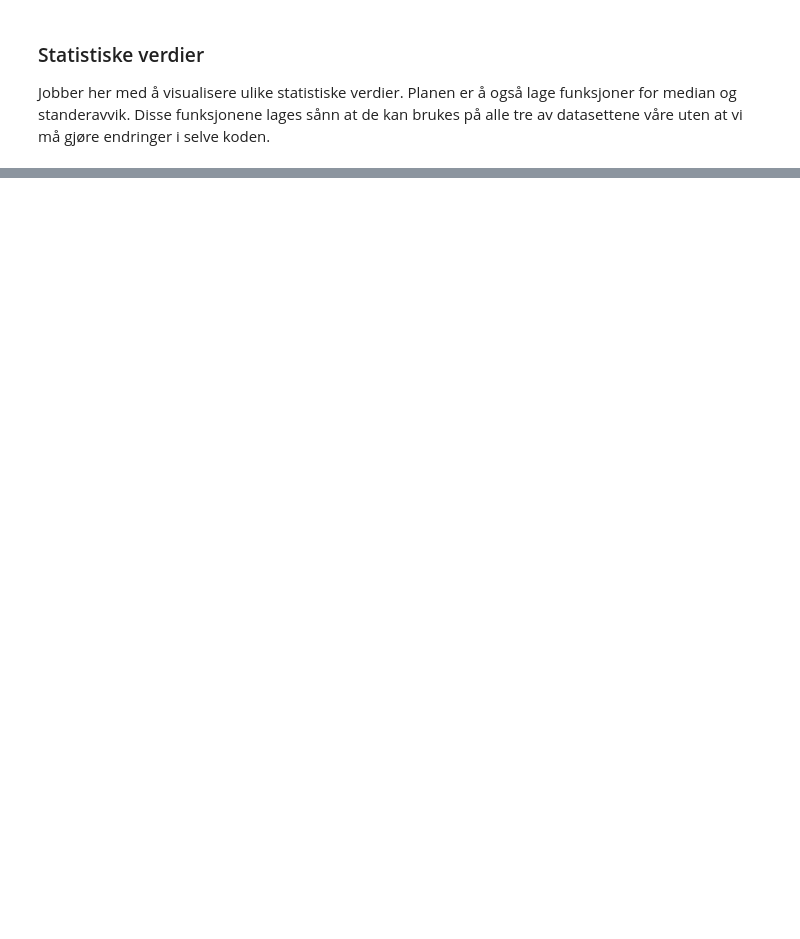
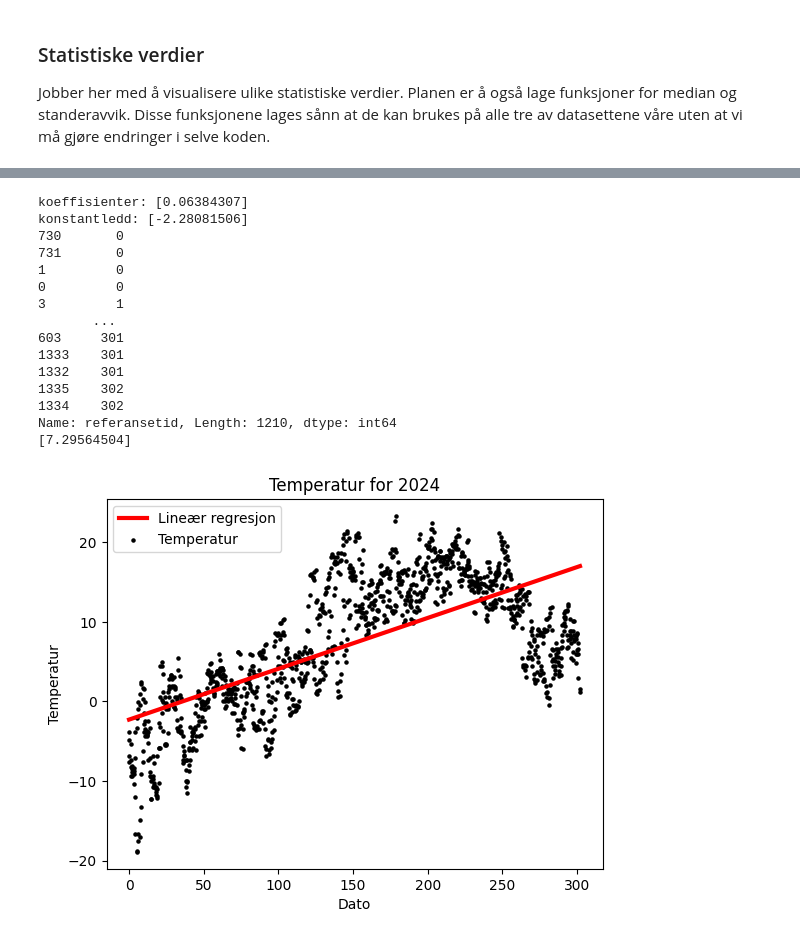
Before and after one commit to Sofihage/Milj-dataanalyse, a Jupyter notebook: notebooks/temperature.ipynb, the cells around one changed output, grey strips where cells are left out. Drawn from its saved outputs; the diff is of its cells as text; code cells hidden in the pictures; blank space fills up the shorter version.

```diff
--- a/notebooks/temperature.ipynb
+++ b/notebooks/temperature.ipynb
@@ -341,0 +364,13 @@ Dette viser at det er flest datoer som har hatt mellom ca.3 til 7 grader celsius
+# %%
+# Gir labels til referansetid
+fc.label(clean_temp, "referansetid")
+
+# Sorterer datasettet etter referansetid
+clean_temp = clean_temp.sort_values(by = 'referansetid')
+
+# Deler datasettet inn i test (100 siste linjene) og train (de første 1360 linjene)
+temp_train = clean_temp['verdi'][:-250]
+temp_test = clean_temp['verdi'][-250:]
+
+date_train = clean_temp['referansetid'][:-250]
+date_test = clean_temp['referansetid'][-250:]
@@ -341,0 +393,49 @@ Dette viser at det er flest datoer som har hatt mellom ca.3 til 7 grader celsius
+# %%
+regr = linear_model.LinearRegression()
+
+regr.fit(date_train.to_frame(),temp_train.to_frame())
+
+temp_y_pred = regr.predict(date_train.to_frame())
+
+a = regr.coef_
+a = a[0]
+print("koeffisienter:", a)
+
+b = regr.intercept_
+print("konstantledd:", b)
+
+def reg_lin(x):
+    return a*x + b
+
+
+print(date_train)
+
+
+print(reg_lin(150))
+
+# Visualiserer temperaturen med lineær regresjon
+plt.plot(date_train, reg_lin(date_train), color='red', linewidth=3, label='Lineær regresjon')
+plt.scatter(date_train, temp_train, color='black', s=5, label='Temperatur')
+
+plt.xlabel('Dato')
+plt.ylabel('Temperatur')
+plt.title('Temperatur for 2024')
+plt.legend()
+plt.show()
+# %% [output]
+koeffisienter: [0.06384307]
+konstantledd: [-2.28081506]
+730       0
+731       0
+1         0
+0         0
+3         1
+       ...
+603     301
+1333    301
+1332    301
+1335    302
+1334    302
+Name: referansetid, Length: 1210, dtype: int64
+[7.29564504]
+[figure, added]
```
Also changed, not shown: parts of 28 cells of this notebook.
